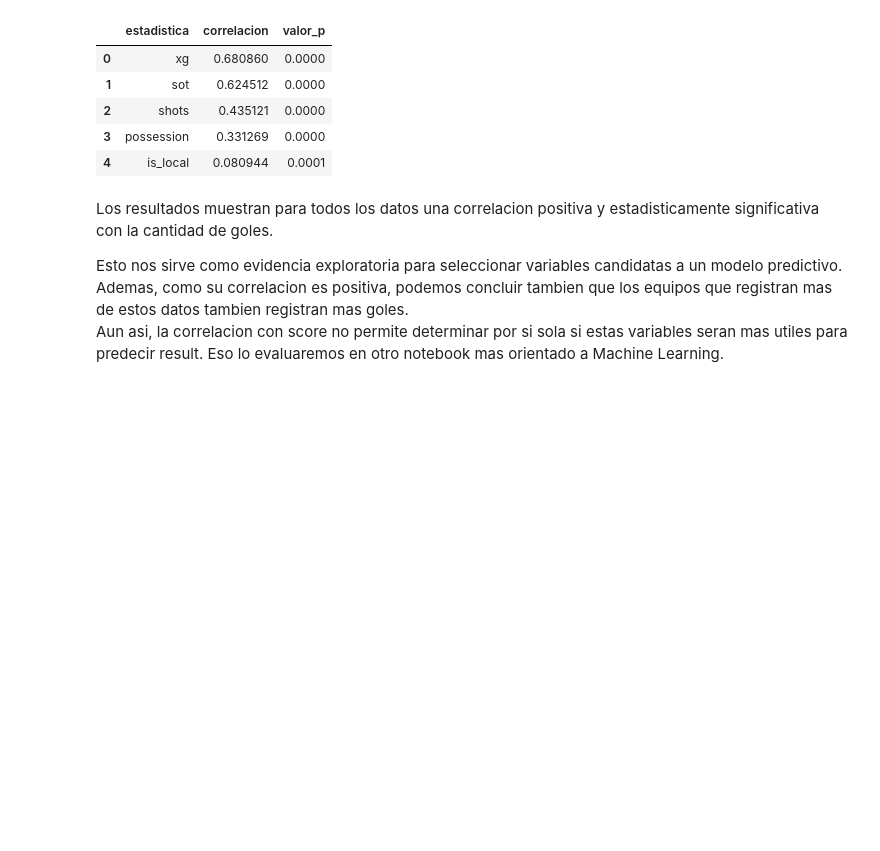
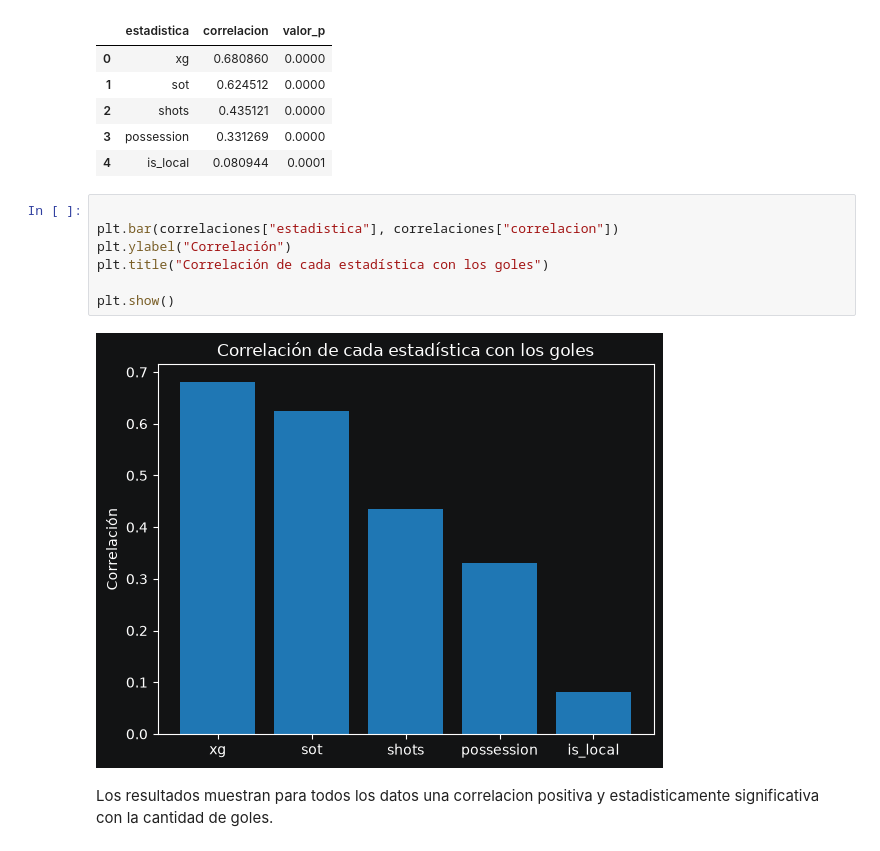
Before and after one commit to maximomilano9/Base-de-datos-de-partidos-de-futbol-masculino-21-a-nivel-selecciones-y-mundiales, a Jupyter notebook: notebooks/Exploracion_2.ipynb, the cells around one changed output. Drawn from its saved outputs; the diff is of its cells as text; blank space fills up the shorter version.

```diff
--- a/notebooks/Exploracion_2.ipynb
+++ b/notebooks/Exploracion_2.ipynb
@@ -303,8 +296,14 @@ correlaciones
 | 2 | shots | 0.435121 | 0.0000 |
 | 3 | possession | 0.331269 | 0.0000 |
 | 4 | is_local | 0.080944 | 0.0001 |
+# %%
+
+plt.bar(correlaciones["estadistica"], correlaciones["correlacion"])
+plt.ylabel("Correlación")
+plt.title("Correlación de cada estadística con los goles")
+
+plt.show()
+# %% [output]
+[figure, added]
 # %% [markdown]
 Los resultados muestran para todos los datos una correlacion positiva y estadisticamente significativa con la cantidad de goles.
-
-Esto nos sirve como evidencia exploratoria para seleccionar variables candidatas a un modelo predictivo. Ademas, como su correlacion es positiva, podemos concluir tambien que los equipos que registran mas de estos datos tambien registran mas goles.
-Aun asi, la correlacion con score no permite determinar por si sola si estas variables seran mas utiles para predecir result. Eso lo evaluaremos en otro notebook mas orientado a Machine Learning.
```
Also changed, not shown: parts of 17 cells of this notebook, 4 other files.
